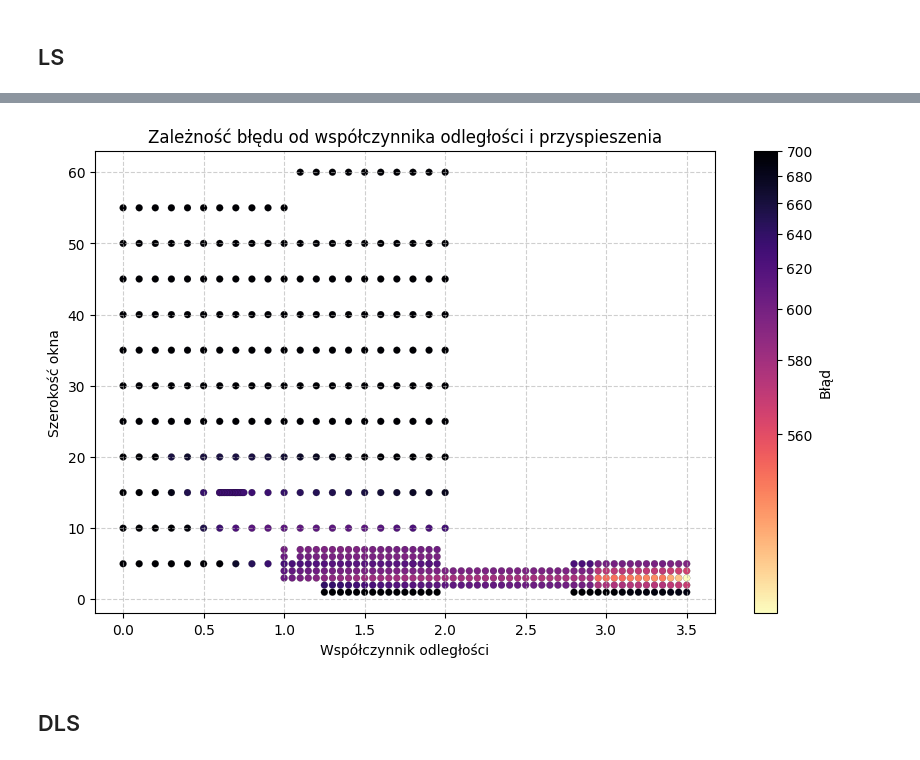
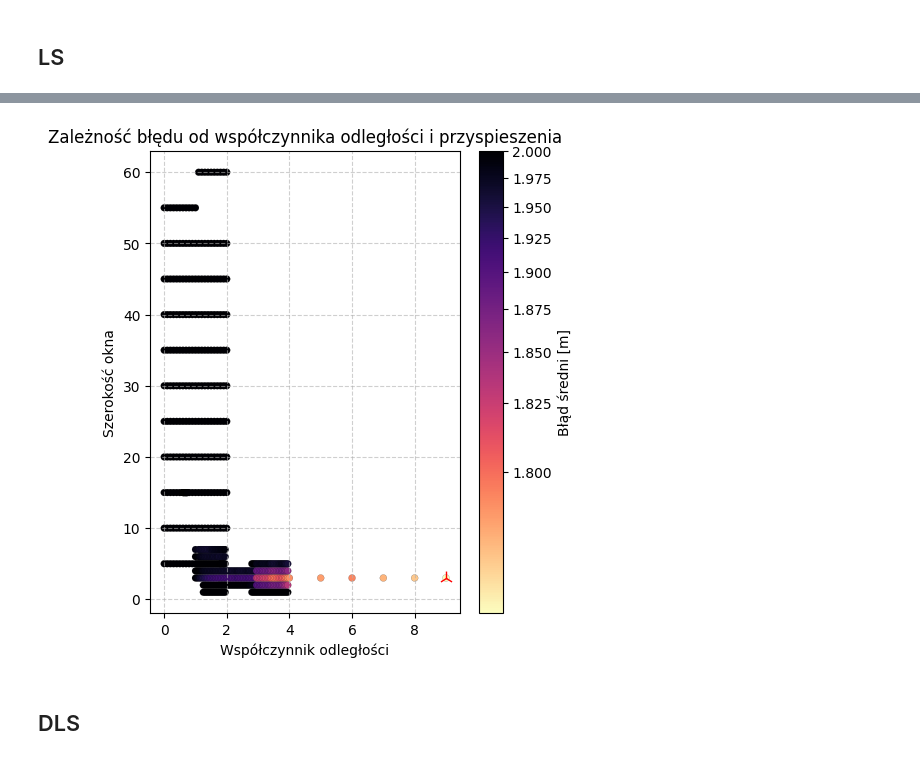
Before and after one commit to Korius668/BLE_Indoor_localization, a Jupyter notebook: notebooks/najlepsze_parametry.ipynb, the cells around one changed output, grey strips where cells are left out. Drawn from its saved outputs; the diff is of its cells as text; code cells hidden in the pictures.

```diff
--- a/notebooks/najlepsze_parametry.ipynb
+++ b/notebooks/najlepsze_parametry.ipynb
@@ -7,6 +7,7 @@ import pandas as pd
 df_ls = pd.read_csv("../tables/LS_test_results.csv")
 df_ls.drop_duplicates(inplace=True)
 df_ls.sort_values(by=['wspolczynnik odleglosci', "szerokosc okna"], inplace=True)
+df_ls["blad sredni"] = df_ls["blad"]/303
 df_ls.to_csv("../tables/LS_test_results.csv", index=False)
 # %%
 best_ls = df_ls[df_ls["blad"] == df_ls["blad"].min()]
@@ -22,7 +23,7 @@ from scipy.interpolate import griddata
 
 x = df_ls["wspolczynnik odleglosci"].values
 y = df_ls["szerokosc okna"].values
-z = df_ls["blad"].astype(float).values
+z = df_ls["blad sredni"].astype(float).values
 
 # Tworzymy siatkę
 xi = np.linspace(x.min(), x.max(), 200)
@@ -31,13 +32,14 @@ Xi, Yi = np.meshgrid(xi, yi)
 
 # Interpolacja
 Zi = griddata((x, y), z, (Xi, Yi), method='linear')
-norm = colors.PowerNorm(gamma=0.4, vmin=z.min(), vmax=700)
-plt.figure(figsize=(10, 6))
+norm = colors.PowerNorm(gamma=0.5, vmin=z.min(), vmax=2)
+plt.figure(figsize=(5, 6))
 plt.imshow(Zi, extent=[x.min(), x.max(), y.min(), y.max()],
            origin='lower', cmap='magma_r', aspect='auto', norm=norm)
+plt.scatter(best_ls['wspolczynnik odleglosci'], best_ls['szerokosc okna'],marker="2",s=100, c="red", linewidth=1)
 cbar = plt.colorbar()
-cbar.set_label("Błąd")
-plt.scatter(best_ls['wspolczynnik odleglosci'], best_ls['szerokosc okna'],marker="1",s=100, c="red",  linewidth=1)
+cbar.set_label("Błąd średni [m]")
+
 
 plt.xlabel("Współczynnik odległości")
 plt.ylabel("Szerokość okna")
@@ -48,27 +50,27 @@ plt.show()
 # %%
 import matplotlib.pyplot as plt
 
-plt.figure(figsize=(10, 6))
+plt.figure(figsize=(5, 6))
 sc = plt.scatter(df_ls["wspolczynnik odleglosci"],
                  df_ls['szerokosc okna'],
-                 c=df_ls['blad'].astype(float),
+                 c=df_ls["blad sredni"].astype(float),
                  cmap='magma_r',
                  s=25,
                  edgecolor='black',
                  norm=norm,
                  linewidth=0.1)
-
+plt.scatter(best_ls['wspolczynnik odleglosci'], best_ls['szerokosc okna'],marker="2",s=100, c="red", linewidth=1)
 cbar = plt.colorbar(sc)
-cbar.set_label('Błąd')
+cbar.set_label('Błąd średni [m]')
 
 plt.ylabel("Szerokość okna")
 plt.xlabel("Współczynnik odległości")
 plt.title("Zależność błędu od współczynnika odległości i przyspieszenia")
 plt.grid(True, linestyle='--', alpha=0.6)
 
 plt.show()
 # %% [output]
-[figure, old version]
+[figure, new version]
 # %% [markdown]
 ## DLS
 # %%
```
Also changed, not shown: parts of 15 cells of this notebook, 26 other files.
